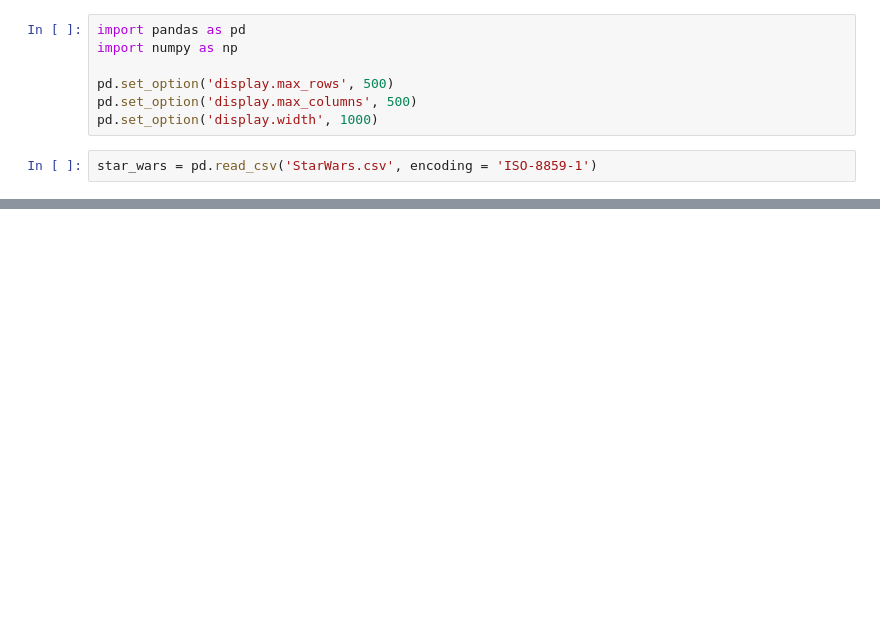
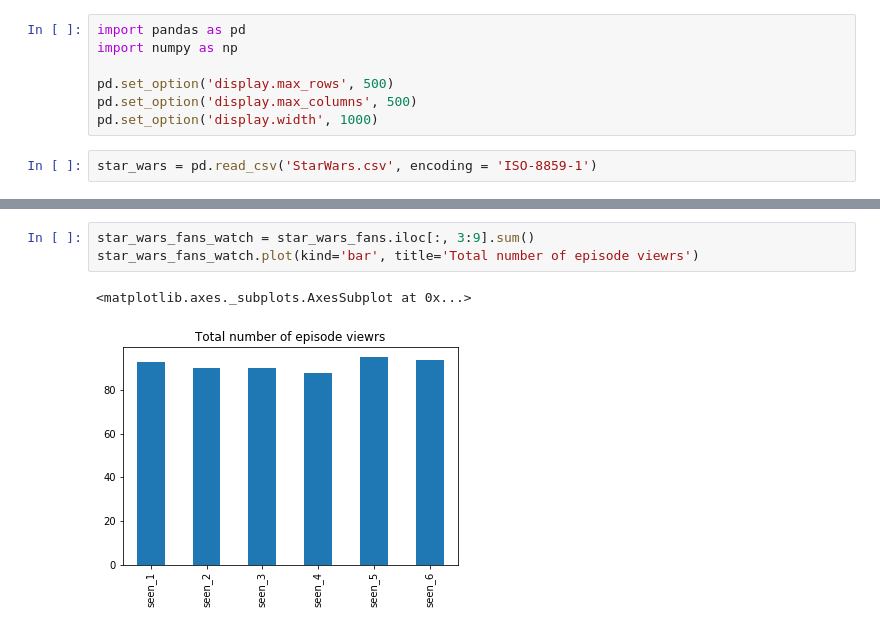
Before and after one commit to beatwad/star_wars_survey, a Jupyter notebook: Untitled.ipynb, the cells around one changed output, grey strips where cells are left out. Drawn from its saved outputs; the diff is of its cells as text; blank space fills up the shorter version.

```diff
--- a/Untitled.ipynb
+++ b/Untitled.ipynb
@@ -18,0 +114,6 @@ star_wars.head()
+# %%
+star_wars_fans_watch = star_wars_fans.iloc[:, 3:9].sum()
+star_wars_fans_watch.plot(kind='bar', title='Total number of episode viewrs')
+# %% [output]
+<matplotlib.axes._subplots.AxesSubplot at 0x...>
+[figure, added]
```
Also changed, not shown: parts of 38 cells of this notebook.
